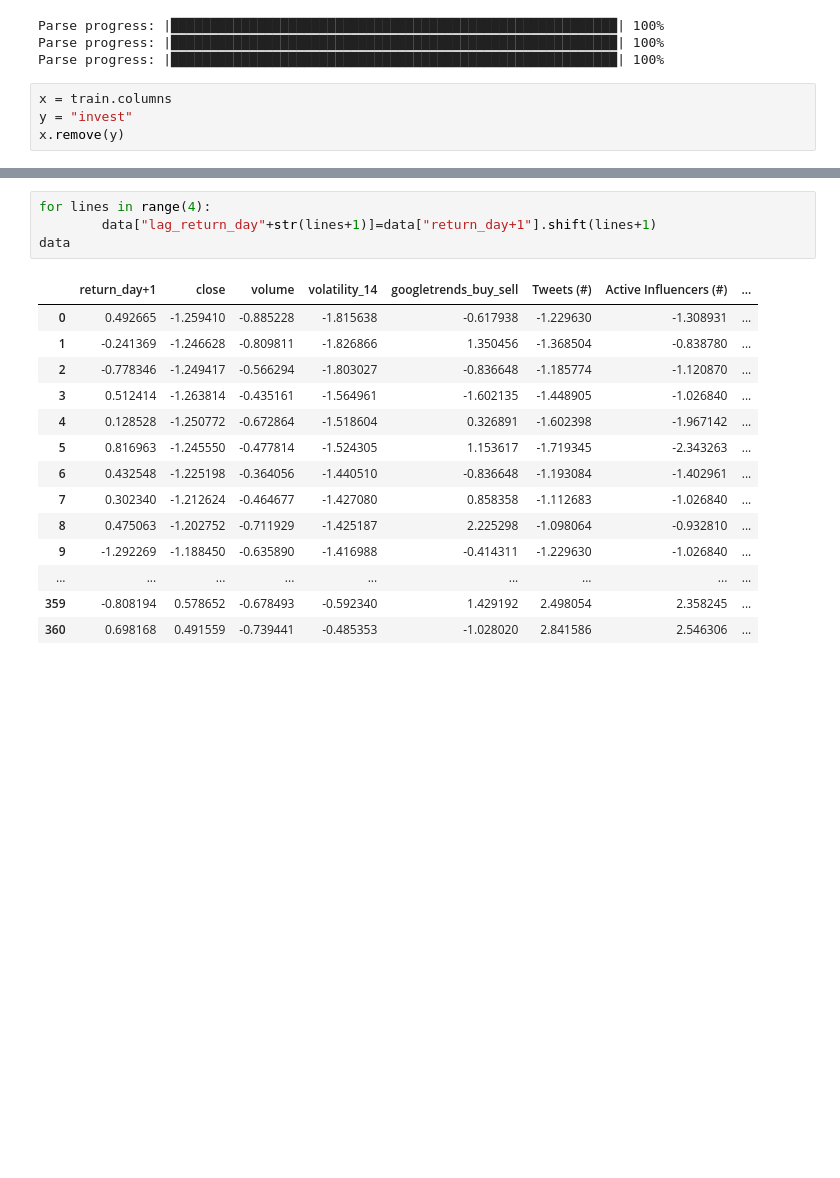
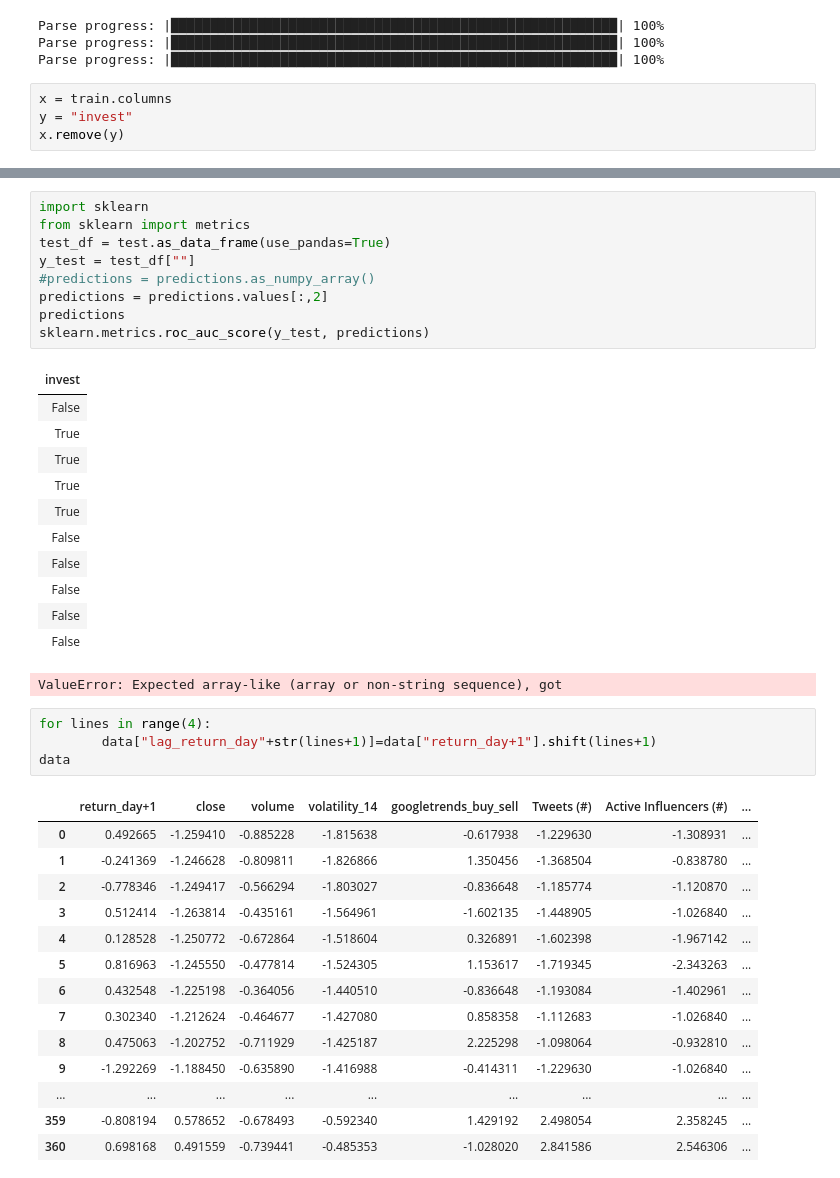
Before and after one commit to ViktorMalesevic/Bitcoin-NLP-Strategy, a Jupyter notebook: 10_lagged_data_h2o_model.ipynb, the cells around one changed output, grey strips where cells are left out. Drawn from its saved outputs; the diff is of its cells as text; blank space fills up the shorter version.

```diff
--- a/10_lagged_data_h2o_model.ipynb
+++ b/10_lagged_data_h2o_model.ipynb
@@ -133,3 +114,25 @@ gbm prediction progress: |██████████████████
+# %%
+import sklearn
+from sklearn import metrics
+test_df = test.as_data_frame(use_pandas=True)
+y_test = test_df[""]
+#predictions = predictions.as_numpy_array()
+predictions = predictions.values[:,2]
+predictions
+sklearn.metrics.roc_auc_score(y_test, predictions)
+# %% [output]
+| invest |
+| False |
+| True |
+| True |
+| True |
+| True |
+| False |
+| False |
+| False |
+| False |
+| False |
+ValueError: Expected array-like (array or non-string sequence), got
 # %%
 for lines in range(4):
         data["lag_return_day"+str(lines+1)]=data["return_day+1"].shift(lines+1)
```
Also changed, not shown: parts of 10 cells of this notebook.
